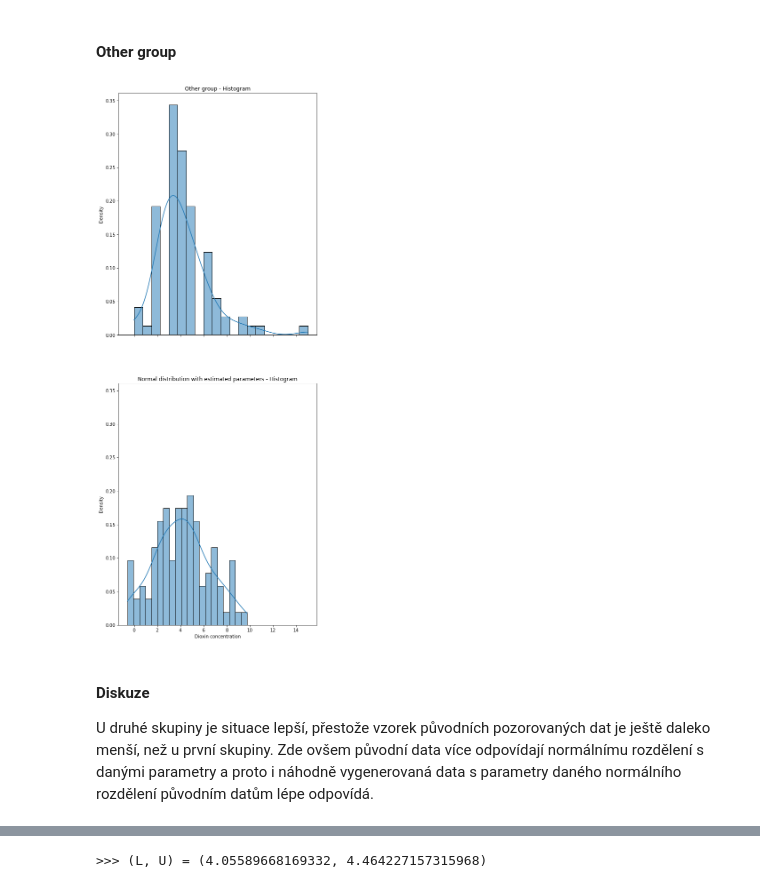
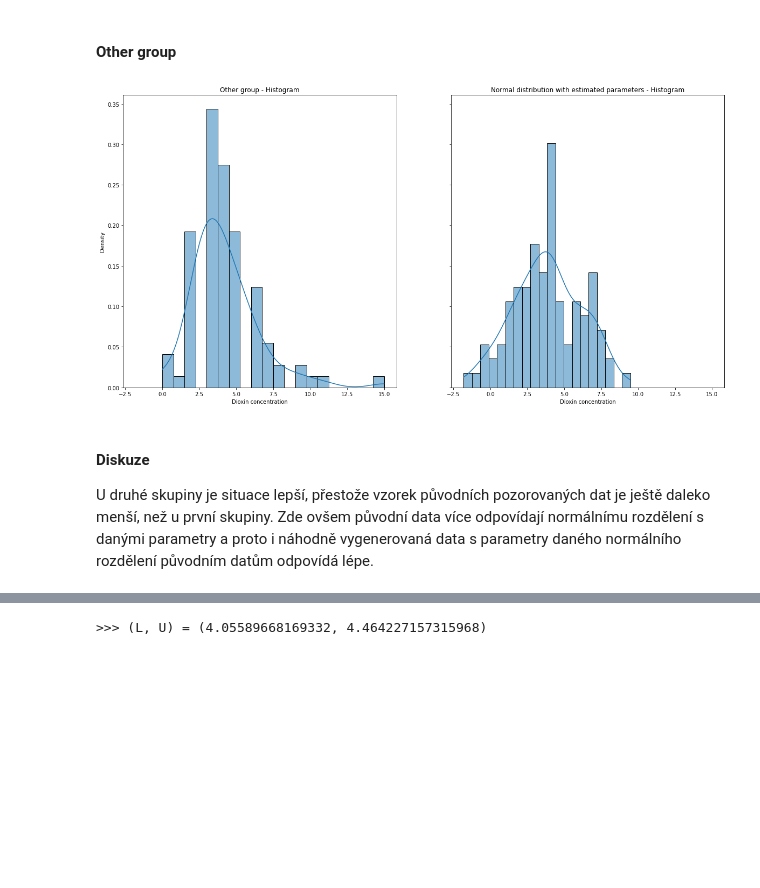
Before and after one commit to czernalex/BI_PST_ASSIGNMENT, a Jupyter notebook: src/assignment.ipynb, the cells around one changed output, grey strips where cells are left out. Saved outputs shown, nothing was run; the diff lists cells and outputs as text; code cells hidden in the pictures; blank space fills up the shorter version.

```diff
--- a/src/assignment.ipynb
+++ b/src/assignment.ipynb
@@ -453,40 +453,40 @@ data_other_simulated = np.random.normal(
 )
 
 fig, (ax1, ax2) = plt.subplots(
-    nrows=2,
+    ncols=2,
     sharex=True,
     sharey=True,
-    figsize=(8, 22)
+    figsize=(20, 10)
 )
 ax1 = sb.histplot(
     data_other,
     bins=20,
     stat="density",
     kde=True,
     ax=ax1,
     legend=False
 )
 ax2 = sb.histplot(
     data_other_simulated,
     bins=20,
     stat="density",
     kde=True,
     ax=ax2
 )
 ax1 = ax1.set(
     title="Other group - Histogram",
     xlabel="Dioxin concentration"
 )
 ax2 = ax2.set(
     title="Normal distribution with estimated parameters - Histogram",
     xlabel="Dioxin concentration"
 )
 # %% [output]
-[figure, old version]
+[figure, new version]
 # %% [markdown]
 #### Diskuze
 
- U druhé skupiny je situace lepší, přestože vzorek původních pozorovaných dat je ještě daleko menší, než u první skupiny. Zde ovšem původní data více odpovídají normálnímu rozdělení s danými parametry a proto i náhodně vygenerovaná data s parametry daného normálního rozdělení původním datům lépe odpovídá.
+ U druhé skupiny je situace lepší, přestože vzorek původních pozorovaných dat je ještě daleko menší, než u první skupiny. Zde ovšem původní data více odpovídají normálnímu rozdělení s danými parametry a proto i náhodně vygenerovaná data s parametry daného normálního rozdělení původním datům odpovídá lépe.
 # %% [markdown]
 ### Úkol 5
 (1b) **Pro každou skupinu zvlášť spočítejte oboustranný 95% konfidenční interval pro střední hodnotu.**
```
Also changed, not shown: parts of 19 cells of this notebook.
